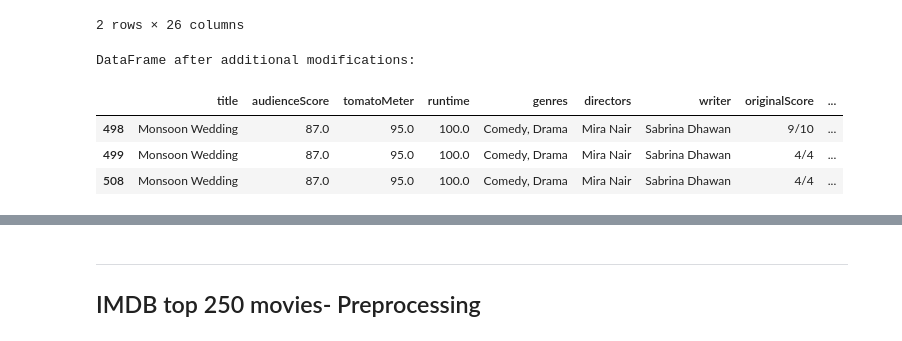
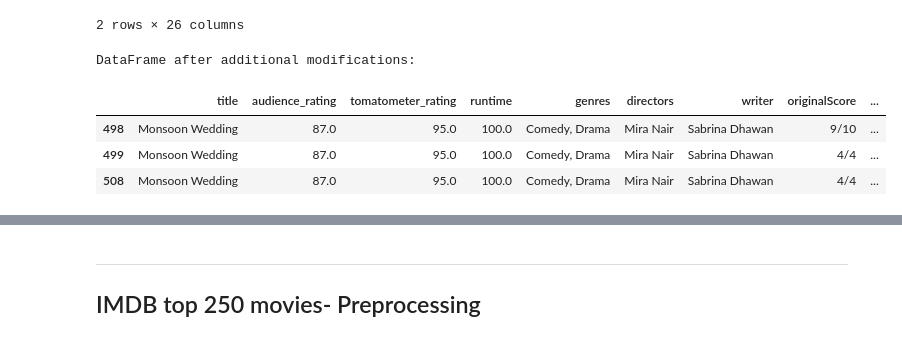
Before and after one commit to xandga/Capstone-Project, a Jupyter notebook: Metadata_Movies.ipynb, the cells around one changed output, grey strips where cells are left out. Cells and saved outputs as stored; diff of their text form; code cells hidden in the pictures.

```diff
--- a/Metadata_Movies.ipynb
+++ b/Metadata_Movies.ipynb
@@ -342,24 +341,26 @@ DataFrame with 'releaseYearTheaters' and 'releaseYearStreaming' columns:
 # %%
 # Renaming columns
 merged_rot_2.rename(columns={
     'runtimeMinutes': 'runtime',
     'director':'directors',
-    'genre':'genres'
+    'genre':'genres',
+    'audienceScore':'audience_rating',
+    'tomatoMeter': 'tomatometer_rating'
 }, inplace=True)
 
 columns_to_drop_2 = [
     'id', 'reviewId', 'creationDate', 'criticName', 'isTopCritic',
     'reviewState', 'reviewText', 'scoreSentiment', 'reviewUrl','ratingContents','rating','originalLanguage',
     'boxOffice','soundMix', 'distributor', 'publicatioName'
 ]
 
 merged_rot_2.drop(columns=columns_to_drop_2, inplace=True)
 
 print("\nDataFrame after additional modifications:")
 merged_rot_2.head(3)
 # %% [output]
 DataFrame after additional modifications:
-|  | title | audienceScore | tomatoMeter | runtime | genres | directors | writer | originalScore | ... |
+|  | title | audience_rating | tomatometer_rating | runtime | genres | directors | writer | originalScore | ... |
 | 498 | Monsoon Wedding | 87.0 | 95.0 | 100.0 | Comedy, Drama | Mira Nair | Sabrina Dhawan | 9/10 | ... |
 | 499 | Monsoon Wedding | 87.0 | 95.0 | 100.0 | Comedy, Drama | Mira Nair | Sabrina Dhawan | 4/4 | ... |
 | 508 | Monsoon Wedding | 87.0 | 95.0 | 100.0 | Comedy, Drama | Mira Nair | Sabrina Dhawan | 4/4 | ... |
```
Also changed, not shown: parts of 34 cells of this notebook.
